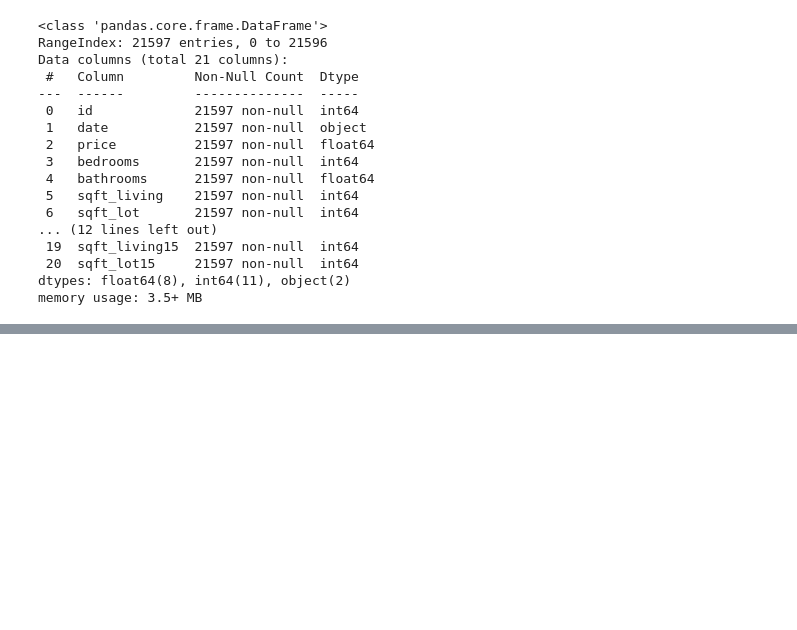
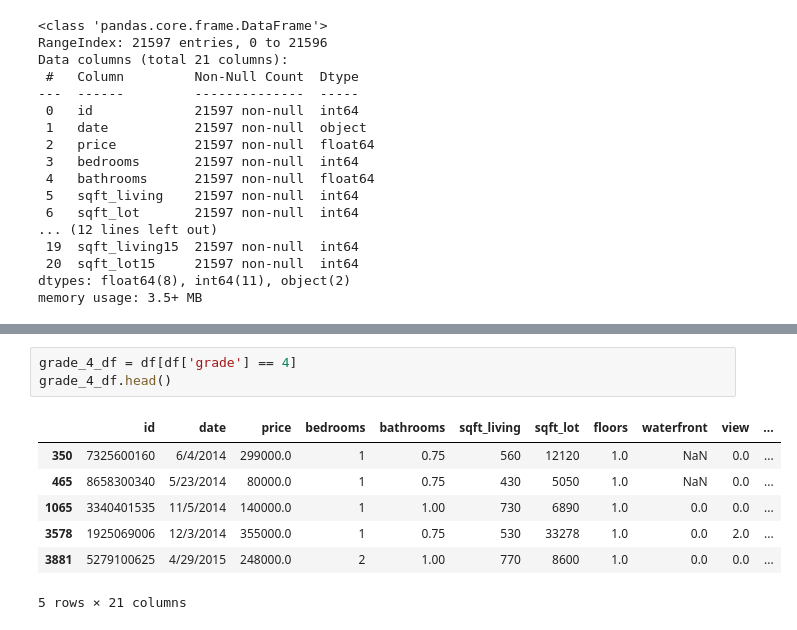
Before and after one commit to jxn628/dsc-home-price-analysis, a Jupyter notebook: student.ipynb, the cells around one changed output, grey strips where cells are left out. Cells and saved outputs as stored; diff of their text form; blank space fills up the shorter version.

```diff
--- a/student.ipynb
+++ b/student.ipynb
@@ -46,0 +116,11 @@ memory usage: 3.5+ MB
+# %%
+grade_4_df = df[df['grade'] == 4]
+grade_4_df.head()
+# %% [output]
+|  | id | date | price | bedrooms | bathrooms | sqft_living | sqft_lot | floors | waterfront | view | ... |
+| 350 | 7325600160 | 6/4/2014 | 299000.0 | 1 | 0.75 | 560 | 12120 | 1.0 | NaN | 0.0 | ... |
+| 465 | 8658300340 | 5/23/2014 | 80000.0 | 1 | 0.75 | 430 | 5050 | 1.0 | NaN | 0.0 | ... |
+| 1065 | 3340401535 | 11/5/2014 | 140000.0 | 1 | 1.00 | 730 | 6890 | 1.0 | 0.0 | 0.0 | ... |
+| 3578 | 1925069006 | 12/3/2014 | 355000.0 | 1 | 0.75 | 530 | 33278 | 1.0 | 0.0 | 2.0 | ... |
+| 3881 | 5279100625 | 4/29/2015 | 248000.0 | 2 | 1.00 | 770 | 8600 | 1.0 | 0.0 | 0.0 | ... |
+5 rows × 21 columns
```
Also changed, not shown: parts of 22 cells of this notebook.
